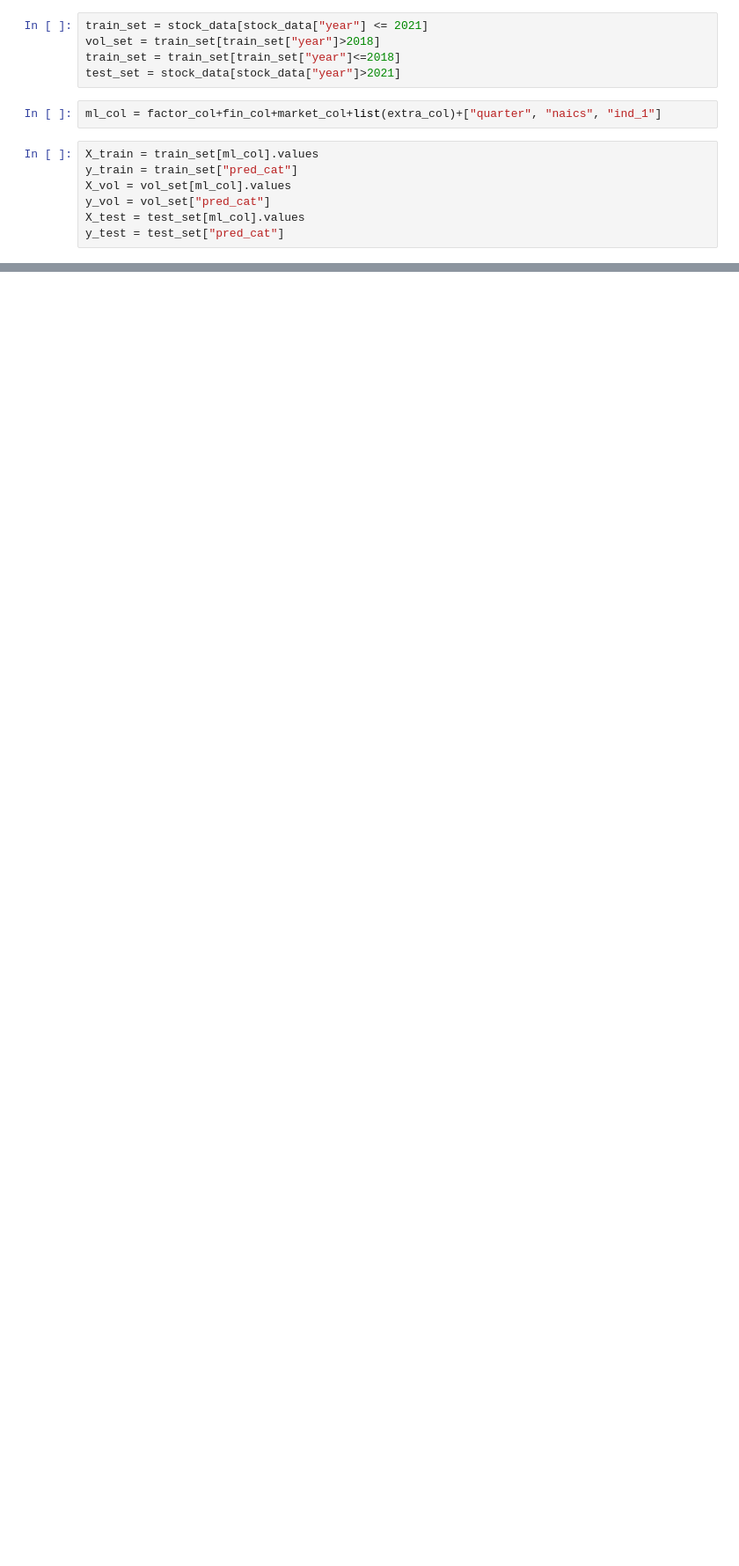
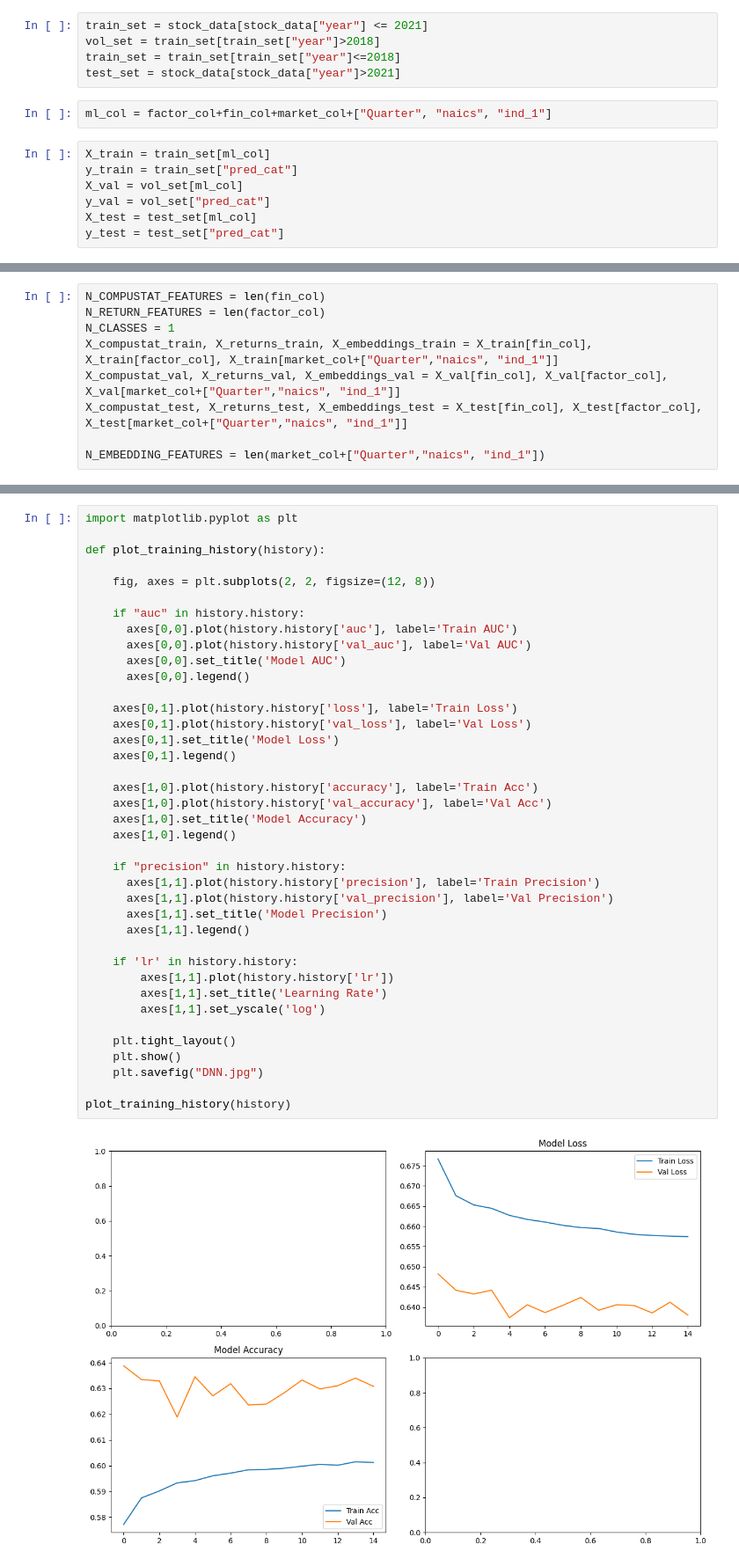
Before and after one commit to tonichencs/ML_In_Finance_Project, a Jupyter notebook: factor_DNN/extra_DNN.ipynb, the cells around one changed output, grey strips where cells are left out. Shown: that part at 88% size. Saved outputs shown, nothing was run; the diff lists cells and outputs as text; blank space fills up the shorter version.

```diff
--- a/factor_DNN/extra_DNN.ipynb
+++ b/factor_DNN/extra_DNN.ipynb
@@ -45,11 +56,11 @@ vol_set = train_set[train_set["year"]>2018]
 train_set = train_set[train_set["year"]<=2018]
 test_set = stock_data[stock_data["year"]>2021]
 # %%
-ml_col = factor_col+fin_col+market_col+list(extra_col)+["quarter", "naics", "ind_1"]
+ml_col = factor_col+fin_col+market_col+["Quarter", "naics", "ind_1"]
 # %%
-X_train = train_set[ml_col].values
+X_train = train_set[ml_col]
 y_train = train_set["pred_cat"]
-X_vol = vol_set[ml_col].values
-y_vol = vol_set["pred_cat"]
-X_test = test_set[ml_col].values
+X_val = vol_set[ml_col]
+y_val = vol_set["pred_cat"]
+X_test = test_set[ml_col]
 y_test = test_set["pred_cat"]
@@ -169,0 +67,9 @@ DNN - Accuracy: 0.5835, AUC: 0.6661
+# %%
+N_COMPUSTAT_FEATURES = len(fin_col)
+N_RETURN_FEATURES = len(factor_col)
+N_CLASSES = 1
+X_compustat_train, X_returns_train, X_embeddings_train = X_train[fin_col], X_train[factor_col], X_train[market_col+["Quarter","naics", "ind_1"]]
+X_compustat_val, X_returns_val, X_embeddings_val = X_val[fin_col], X_val[factor_col], X_val[market_col+["Quarter","naics", "ind_1"]]
+X_compustat_test, X_returns_test, X_embeddings_test = X_test[fin_col], X_test[factor_col], X_test[market_col+["Quarter","naics", "ind_1"]]
+
+N_EMBEDDING_FEATURES = len(market_col+["Quarter","naics", "ind_1"])
@@ -169,0 +241,41 @@ DNN - Accuracy: 0.5835, AUC: 0.6661
+# %%
+import matplotlib.pyplot as plt
+
+def plot_training_history(history):
+
+    fig, axes = plt.subplots(2, 2, figsize=(12, 8))
+
+    if "auc" in history.history:
+      axes[0,0].plot(history.history['auc'], label='Train AUC')
+      axes[0,0].plot(history.history['val_auc'], label='Val AUC')
+      axes[0,0].set_title('Model AUC')
+      axes[0,0].legend()
+
+    axes[0,1].plot(history.history['loss'], label='Train Loss')
+    axes[0,1].plot(history.history['val_loss'], label='Val Loss')
+    axes[0,1].set_title('Model Loss')
+    axes[0,1].legend()
+
+    axes[1,0].plot(history.history['accuracy'], label='Train Acc')
+    axes[1,0].plot(history.history['val_accuracy'], label='Val Acc')
+    axes[1,0].set_title('Model Accuracy')
+    axes[1,0].legend()
+
+    if "precision" in history.history:
+      axes[1,1].plot(history.history['precision'], label='Train Precision')
+      axes[1,1].plot(history.history['val_precision'], label='Val Precision')
+      axes[1,1].set_title('Model Precision')
+      axes[1,1].legend()
+
+    if 'lr' in history.history:
+        axes[1,1].plot(history.history['lr'])
+        axes[1,1].set_title('Learning Rate')
+        axes[1,1].set_yscale('log')
+
+    plt.tight_layout()
+    plt.show()
+    plt.savefig("DNN.jpg")
+
+plot_training_history(history)
+# %% [output]
+[figure, added]
```
Also changed, not shown: parts of 11 cells of this notebook, 1 other file.
